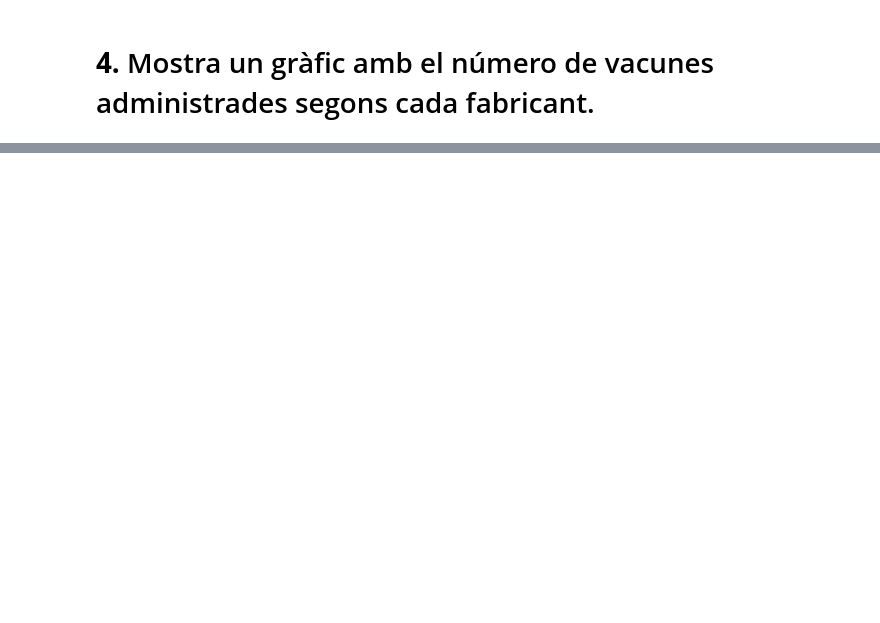
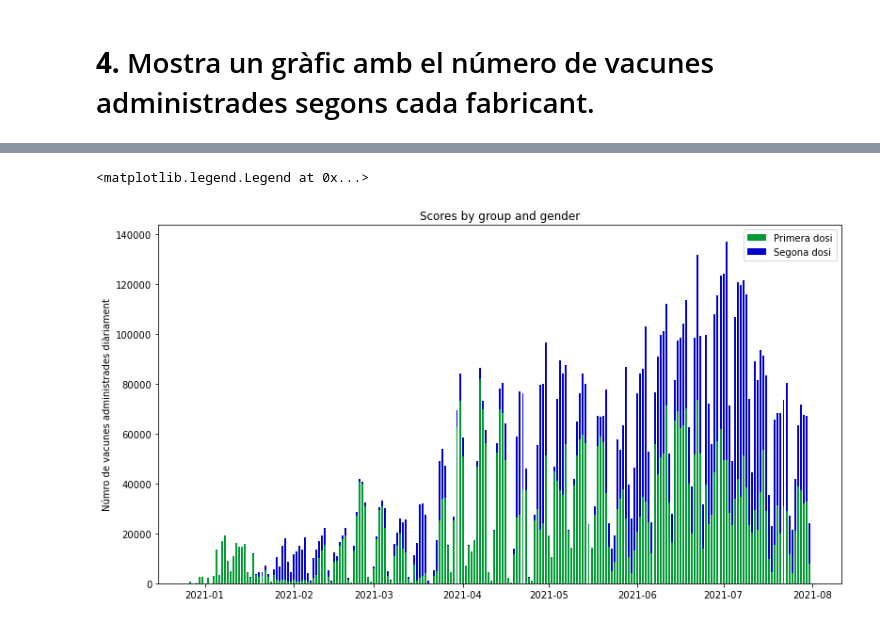
Before and after one commit to JosepAnSabate/blog_post_vac, a Jupyter notebook: Data_vaccinacio_matplotlib.ipynb, the cells around one changed output, grey strips where cells are left out. Drawn from its saved outputs; the diff is of its cells as text; code cells hidden in the pictures; blank space fills up the shorter version.

```diff
--- a/Data_vaccinacio_matplotlib.ipynb
+++ b/Data_vaccinacio_matplotlib.ipynb
@@ -214,6 +319,6 @@ df_vac_app = df_vac_app.fillna(0) # fill the null values as 0
 # %%
 # cummulative sum second dose
-vac_second_dose_by_date["cumsum2"] = vac_second_dose_by_date['REC_DOS'].cumsum()
+df_vac_app["cumsum2"] = df_vac_app['REC_DOS'].cumsum()
 
 # cummulative sum second dose
-vac_first_dose_by_date["cumsum"] = vac_first_dose_by_date['RECOMPTE'].cumsum()
+df_vac_app["cumsum"] = df_vac_app['RECOMPTE'].cumsum()
@@ -239,3 +341,23 @@ ax.legend()
+# %%
+# Plot your data
+fig, ax = plt.subplots(figsize=(13,7))
+
+width_col = 0.65
+labels = df_vac_app.index
+
+ax.bar(labels, df_vac_app.RECOMPTE, width_col, label='Primera dosi', color='#009933') # first dose
+ax.bar(labels, df_vac_app.REC_DOS, width_col,
+       bottom=df_vac_app["RECOMPTE"],
+       label='Segona dosi',
+     color='#0000cc')
+
+
+ax.set_ylabel('Númro de vacunes administrades diàriament')
+ax.set_title('Scores by group and gender')
+ax.legend()
+# %% [output]
+<matplotlib.legend.Legend at 0x...>
+[figure, added]
 # %%
 # Plot your data
 fig, ax = plt.subplots(figsize=(11,7))
```
Also changed, not shown: parts of 27 cells of this notebook, 1 other file.
